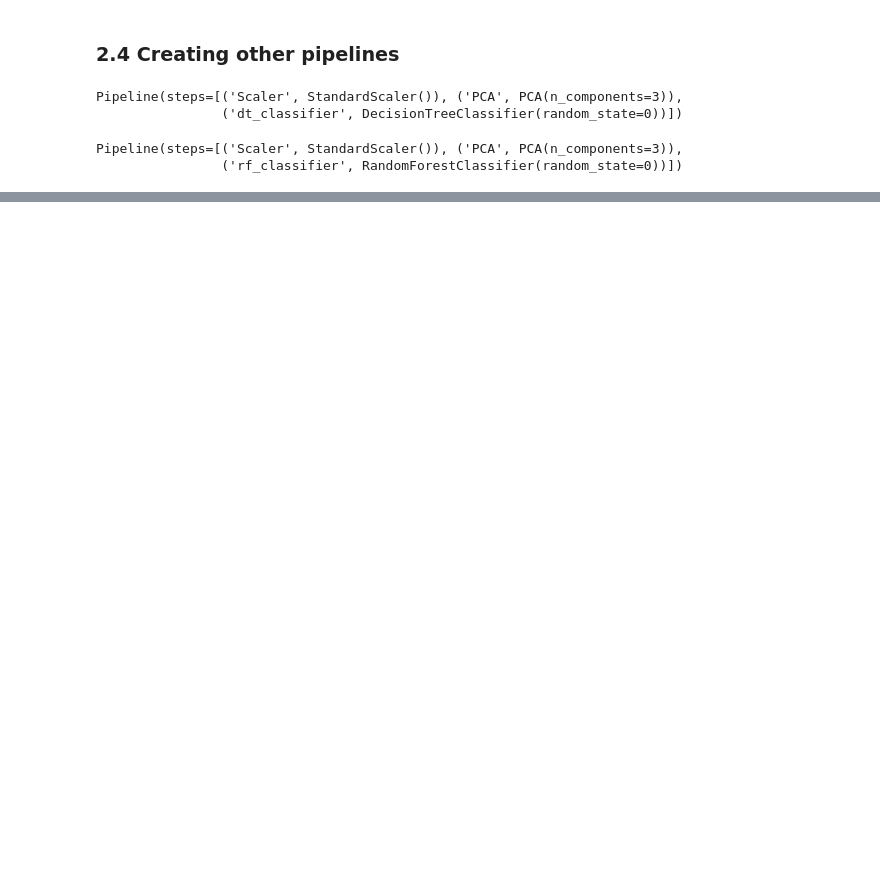
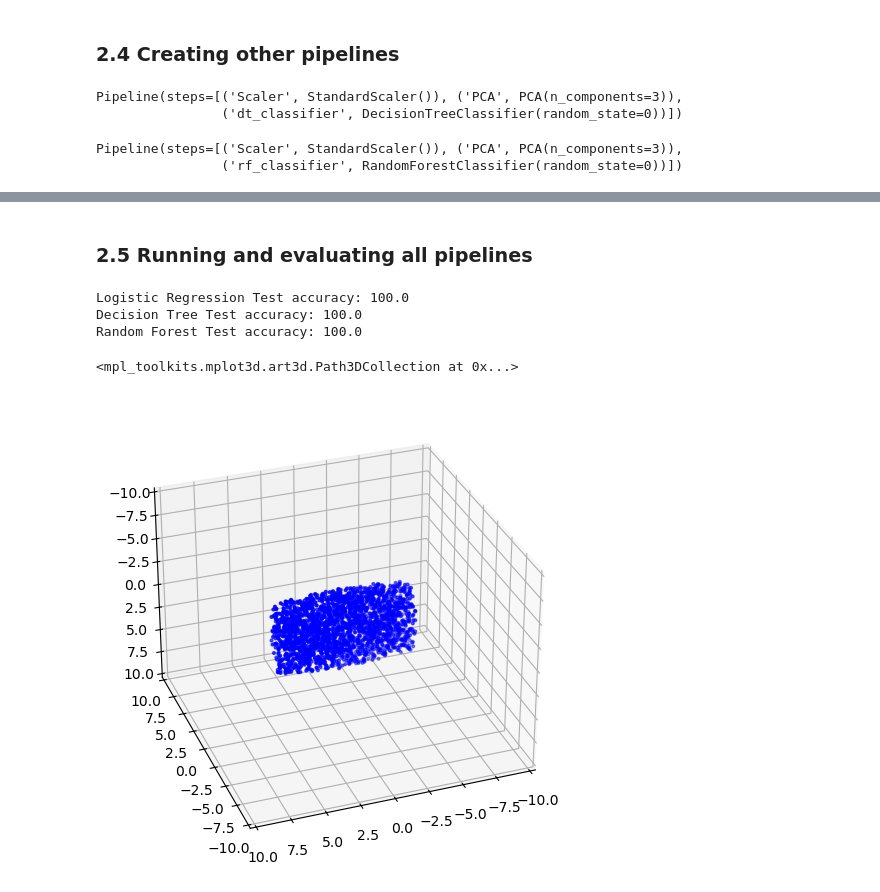
Before and after one commit to bertlem/teaching, a Jupyter notebook: pipeline_1.ipynb, the cells around one changed output, grey strips where cells are left out. Drawn from its saved outputs; the diff is of its cells as text; code cells hidden in the pictures; blank space fills up the shorter version.

Commit message:
update pipeline_1 lecture

```diff
--- a/pipeline_1.ipynb
+++ b/pipeline_1.ipynb
@@ -219,0 +354,2 @@ NameError: name 'stop' is not defined
+# %% [markdown]
+### 2.5 Running and evaluating all pipelines
@@ -219,0 +365,45 @@ NameError: name 'stop' is not defined
+# %%
+# Evaluate all pipelines within a for loop
+for i, model in enumerate(pipelines):
+    print('{} Test accuracy: {}'.format(pipe_dict[i],np.round(model.score(X_test,y_test)*100),1))
+# %% [output]
+Logistic Regression Test accuracy: 100.0
+Decision Tree Test accuracy: 100.0
+Random Forest Test accuracy: 100.0
+# %%
+test = -5+(5-(-5))*np.random.random_sample((10000,3))
+test
+final = np.where(
+                ((test[:, 0]/10)**2 + (test[:, 1]/2)**2 + (test[:, 2]/4)**2) <=1
+)
+# %%
+fig2 = plt.figure(1, figsize=(8, 6))
+ax2 = fig2.add_subplot(111, projection="3d", elev=-150, azim=110)
+
+#ax2.set_box_aspect([1.0, 1.0, 1.0])
+#ax2.set_box_aspect((np.ptp(test[final][:, 0]), np.ptp(test[final][:, 1]), np.ptp(test[final][:, 2])))
+#set_axes_equal(ax2)
+
+ax2.set_xlim(-10,10)
+ax2.set_ylim(-10,10)
+ax2.set_zlim(-10,10)
+ax2.set_xlabel='x'
+ax2.set_ylabel='y'
+ax2.set_zlabel='z'
+
+ax2.scatter(test[final][:, 0],
+            test[final][:, 1],
+            test[final][:, 2],
+            c='blue',
+            s=4,
+            )
+
+#ax2.scatter(test[:, 0],
+#            test[:, 1],
+#            test[:, 2],
+#            c='blue',
+#            s=4,
+#            )
+# %% [output]
+<mpl_toolkits.mplot3d.art3d.Path3DCollection at 0x...>
+[figure, added]
```
Also changed, not shown: parts of 54 cells of this notebook.
